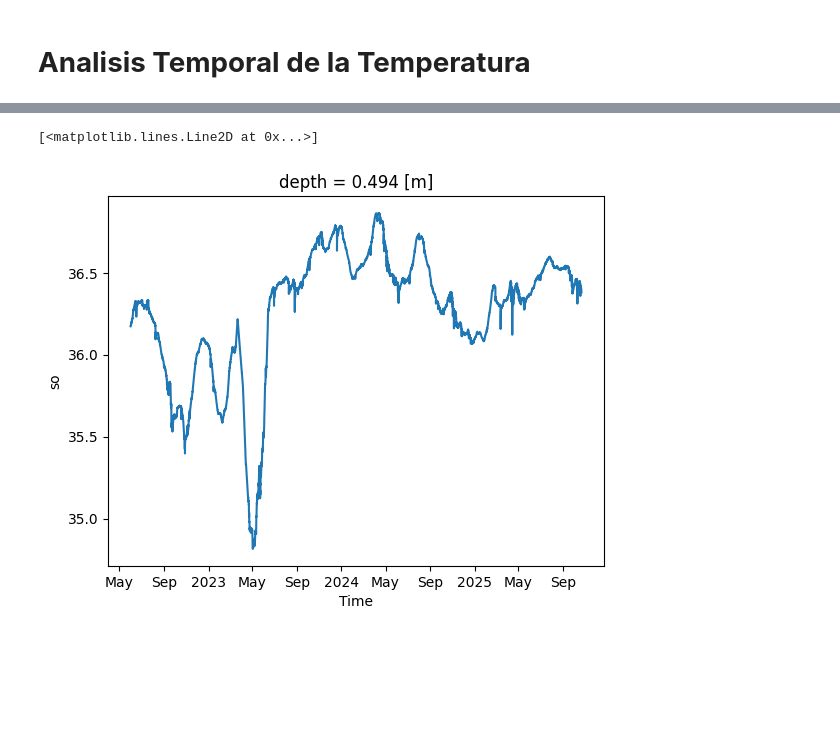
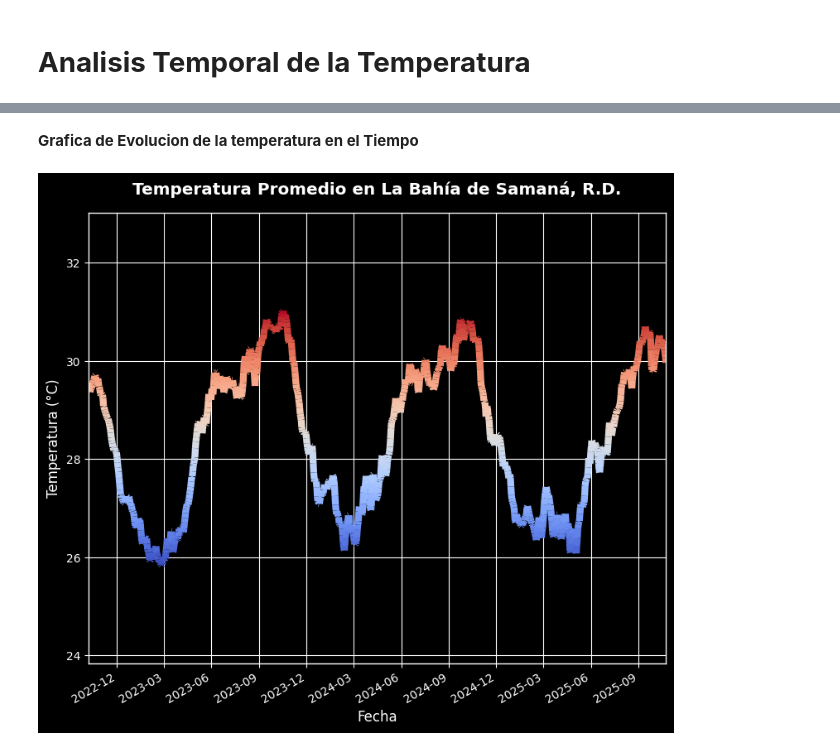
Before and after one commit to javierm360/An-lisis-Oceanogr-fico-Bah-a-de-Saman-, a Jupyter notebook: Proyecto_Final_OceanHackWeek.ipynb, the cells around one changed output, grey strips where cells are left out. Saved outputs shown, nothing was run; the diff lists cells and outputs as text; code cells hidden in the pictures; blank space fills up the shorter version.

```diff
--- a/Proyecto_Final_OceanHackWeek.ipynb
+++ b/Proyecto_Final_OceanHackWeek.ipynb
@@ -192,2 +157,11 @@ print(bahia_mean)
+# %%
+lat_min = 19.0
+lat_max = 19.3
+lon_min = -69.5
+lon_max = -69.0
+bahia_samana = temp_superficie.sel(
+    latitude=slice(lat_min, lat_max),
+    longitude=slice(lon_min, lon_max)
+)
 # %%
-bahia_sst_mean= bahia_samana.mean(dim=['latitude', 'longitude'])
+sst_media = bahia_samana.mean(dim=['latitude','longitude'])
@@ -210,5 +168,39 @@ bahia_sst_mean['thetao'].plot()
-# %%
-bahia_sst_mean['so'].plot()
-# %% [output]
-[<matplotlib.lines.Line2D at 0x...>]
-[figure, removed]
+# %% [markdown]
+**Grafica de Evolucion de la temperatura en el Tiempo**
+# %%
+plt.style.use('dark_background')
+
+temperaturas = sst_media.values
+
+tiempo = sst_media.time.values
+fechas= mdates.date2num(tiempo)
+
+puntos = np.array([fechas, temperaturas]).T.reshape(-1, 1, 2)
+
+segmentos= np.concatenate([puntos[:-1], puntos[1:]], axis= 1)
+
+normal= plt.Normalize(temperaturas.min(), temperaturas.max())
+
+coleccion = LineCollection(segmentos, cmap= 'coolwarm', norm= normal)
+
+coleccion.set_array((temperaturas[:-1] + temperaturas[1:]) / 2)
+coleccion.set_linewidth(6)
+
+fig, ax =  plt.subplots(figsize = (9, 8))
+ax.add_collection(coleccion)
+ax.set_xlim(fechas.min(), fechas.max())
+
+ax.xaxis.set_major_formatter(mdates.DateFormatter('%Y-%m'))
+ax.xaxis.set_major_locator(mdates.MonthLocator(interval=3))
+fig.autofmt_xdate()
+
+ax.set_ylim(temperaturas.min() - 2, temperaturas.max() + 2)
+
+ax.set_title('Temperatura Promedio en La Bahía de Samaná, R.D.', fontweight= 'bold',
+             pad= 16)
+ax.set_xlabel('Fecha')
+ax.set_ylabel('Temperatura (°C)')
+ax.grid(True)
+plt.show()
+# %% [output]
+[figure, added]
```
Also changed, not shown: parts of 24 cells of this notebook.
